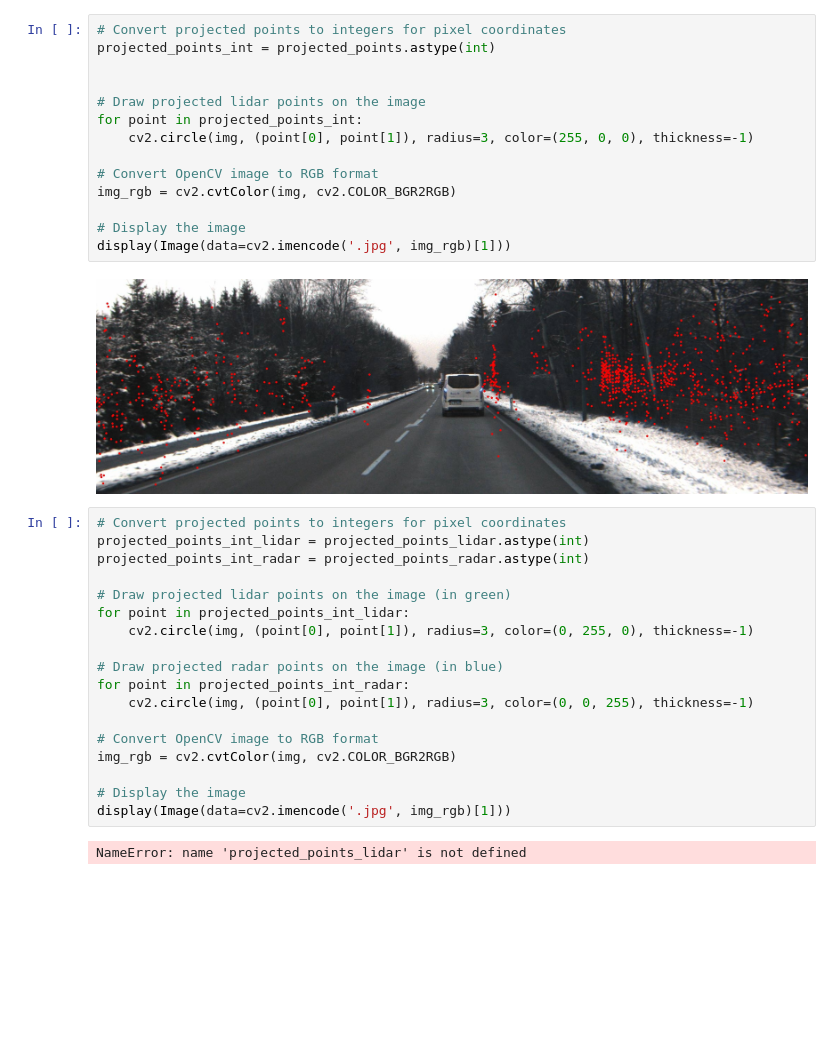
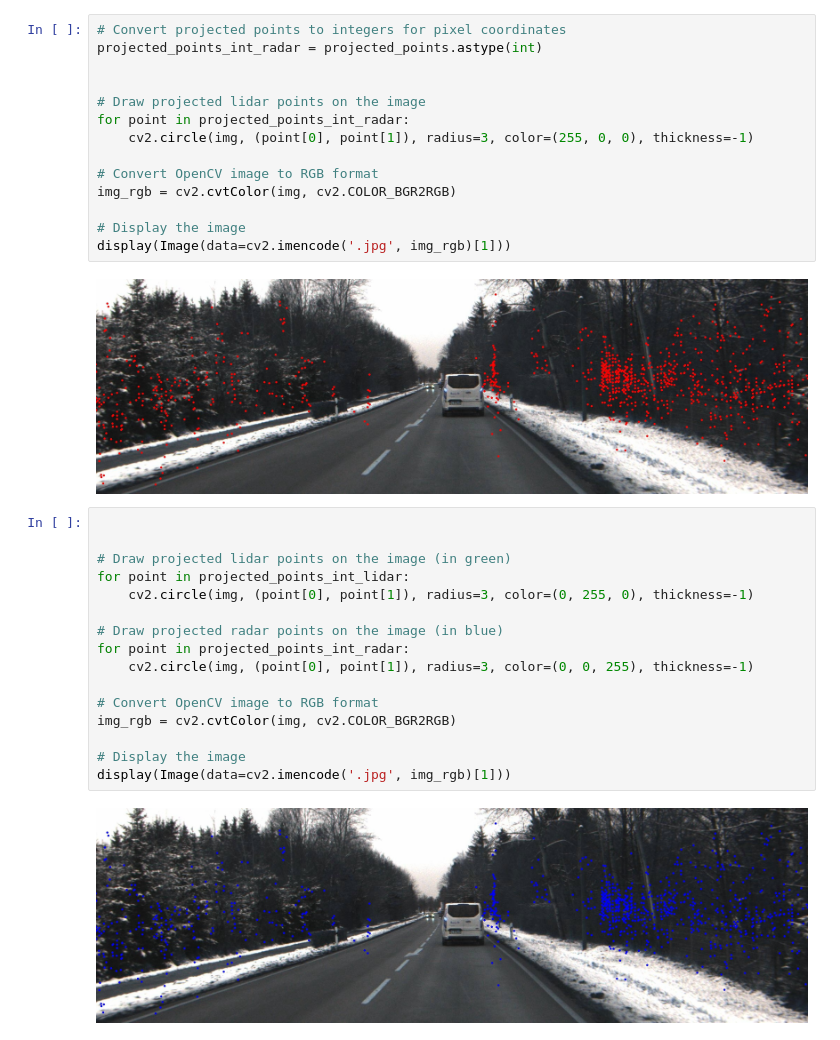
Before and after one commit to Vaibhav212000/sensor_fusion, a Jupyter notebook: main.ipynb, the cells around one changed output. Saved outputs shown, nothing was run; the diff lists cells and outputs as text; blank space fills up the shorter version.

```diff
--- a/main.ipynb
+++ b/main.ipynb
@@ -411,10 +419,10 @@ projected_points, mask = calib.ref2Camera(radar_points_ref, (img_width, img_heig
 # %%
 # Convert projected points to integers for pixel coordinates
-projected_points_int = projected_points.astype(int)
+projected_points_int_radar = projected_points.astype(int)
 
 
 # Draw projected lidar points on the image
-for point in projected_points_int:
+for point in projected_points_int_radar:
     cv2.circle(img, (point[0], point[1]), radius=3, color=(255, 0, 0), thickness=-1)
 
 # Convert OpenCV image to RGB format
@@ -425,22 +433,20 @@ display(Image(data=cv2.imencode('.jpg', img_rgb)[1]))
 # %% [output]
 [figure]
 # %%
-# Convert projected points to integers for pixel coordinates
-projected_points_int_lidar = projected_points_lidar.astype(int)
-projected_points_int_radar = projected_points_radar.astype(int)
+
 
 # Draw projected lidar points on the image (in green)
 for point in projected_points_int_lidar:
     cv2.circle(img, (point[0], point[1]), radius=3, color=(0, 255, 0), thickness=-1)
 
 # Draw projected radar points on the image (in blue)
 for point in projected_points_int_radar:
     cv2.circle(img, (point[0], point[1]), radius=3, color=(0, 0, 255), thickness=-1)
 
 # Convert OpenCV image to RGB format
 img_rgb = cv2.cvtColor(img, cv2.COLOR_BGR2RGB)
 
 # Display the image
 display(Image(data=cv2.imencode('.jpg', img_rgb)[1]))
 # %% [output]
-NameError: name 'projected_points_lidar' is not defined
+[figure, added]
```
Also changed, not shown: parts of 2 cells of this notebook.
